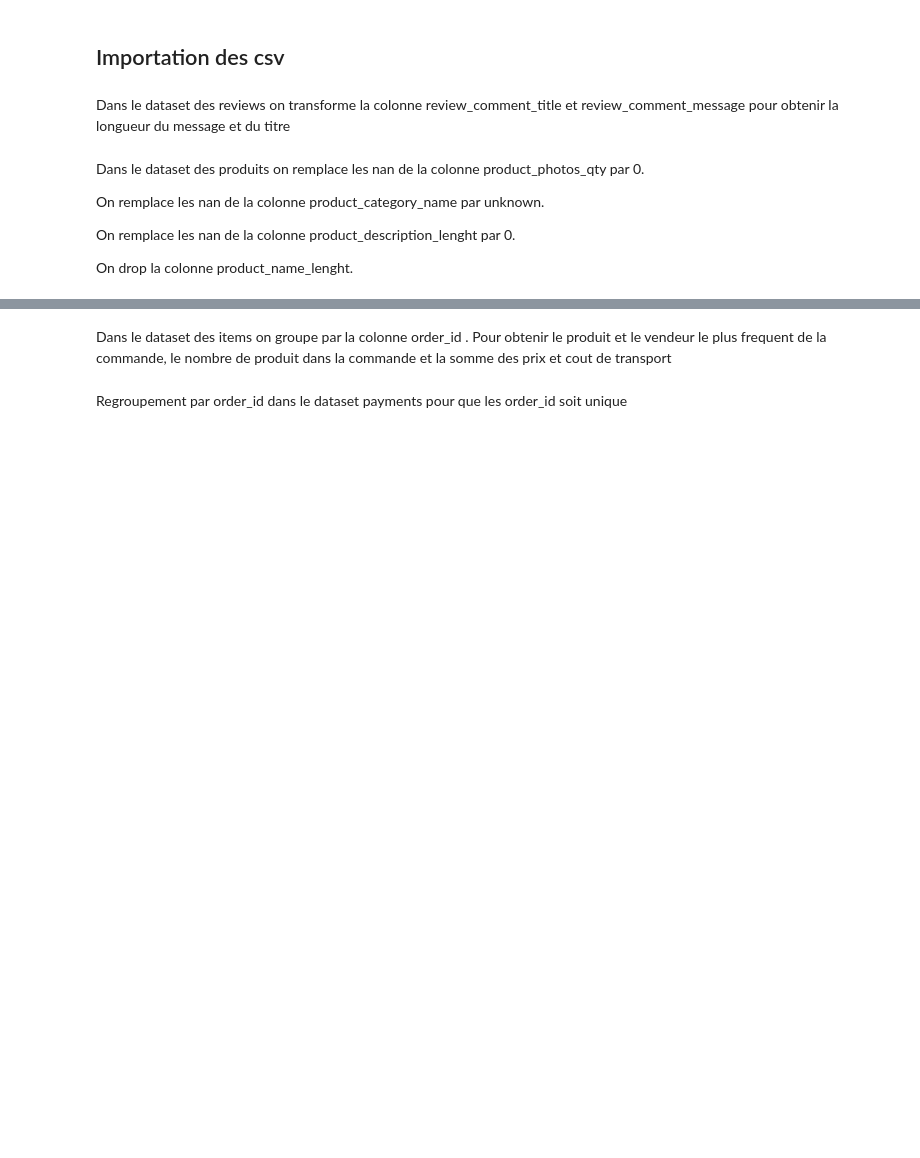
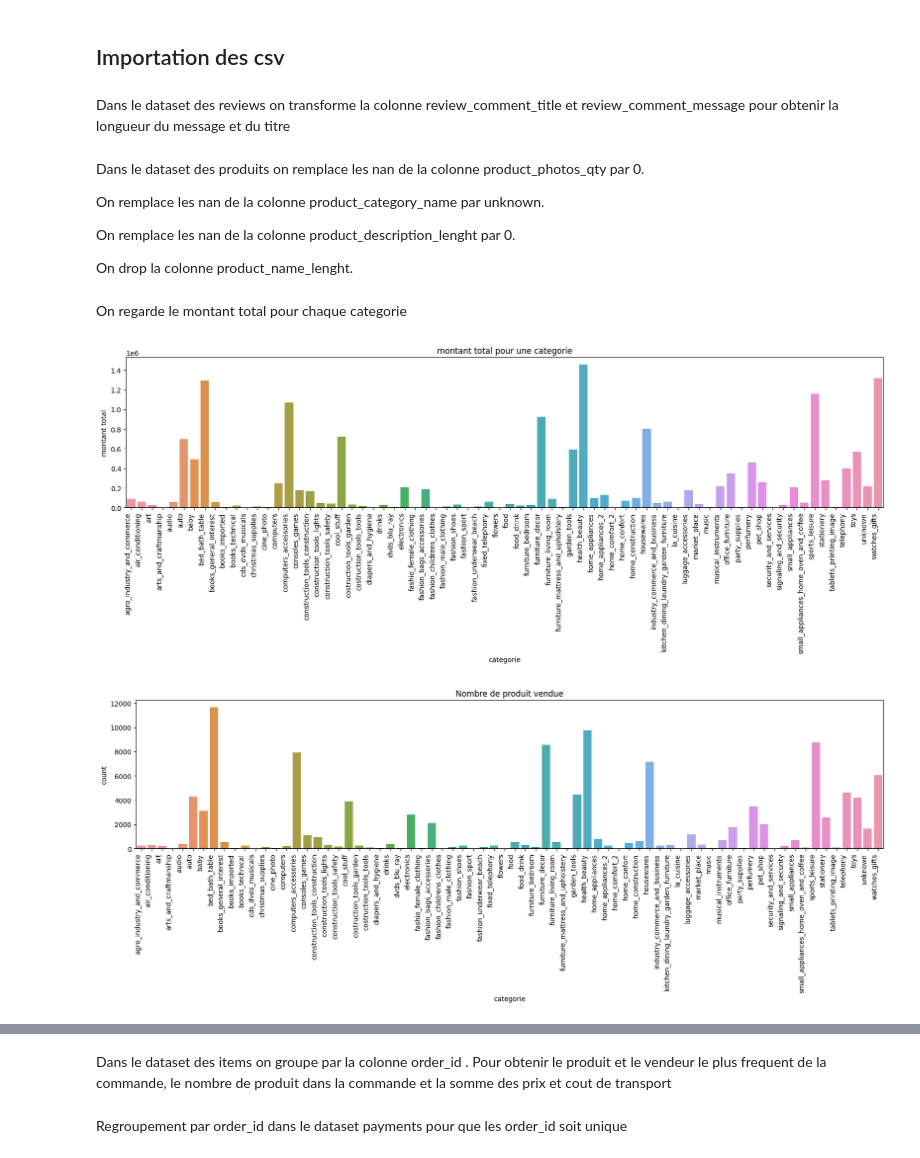
Before and after one commit to StevenDelval/segmentation_client, a Jupyter notebook: analyse.ipynb, the cells around one changed output, grey strips where cells are left out. Drawn from its saved outputs; the diff is of its cells as text; code cells hidden in the pictures; blank space fills up the shorter version.

```diff
--- a/analyse.ipynb
+++ b/analyse.ipynb
@@ -61,0 +89,36 @@ df_product.drop("product_category_name",axis=1,inplace=True)
+# %% [markdown]
+On regarde le montant total pour chaque categorie
+# %%
+df_categorie = df_olist_orders_dataset.merge(df_olist_order_payments_dataset,how="outer",on="order_id")
+df_categorie = df_categorie.merge(df_olist_order_items_dataset,how="outer",on="order_id")
+df_categorie = df_categorie.merge(df_product,how="outer",on='product_id')
+# %%
+df_categorie = df_categorie.loc[df_categorie['order_status'] == "delivered"]
+# %%
+df_categorie = df_categorie.groupby("product_category_name_english").agg({"price":"sum","freight_value":"sum","order_item_id":"count"}).reset_index()
+# %%
+df_categorie["montant_total"]=df_categorie["price"] + df_categorie["freight_value"]
+# %%
+fig, ax = plt.subplots(figsize=(20, 4))
+
+# Premier histogramme
+sns.barplot(data = df_categorie , x="product_category_name_english",y="montant_total",ax=ax)
+ax.set_title(f"montant total pour une categorie")
+ax.set_xlabel("categorie")
+ax.set_xticklabels(df_categorie["product_category_name_english"],rotation=90, ha='right')
+ax.set_ylabel("montant total")
+
+plt.show()
+
+fig, ax = plt.subplots(figsize=(20, 4))
+# Affichage de la figure
+sns.barplot(data = df_categorie , x="product_category_name_english",y="order_item_id",ax=ax)
+ax.set_title(f"Nombre de produit vendue")
+ax.set_xlabel("categorie")
+ax.set_xticklabels(df_categorie["product_category_name_english"],rotation=90, ha='right')
+ax.set_ylabel("count")
+
+plt.show()
+# %% [output]
+[figure, added]
+[figure, added]
```
Also changed, not shown: parts of 8 cells of this notebook.
